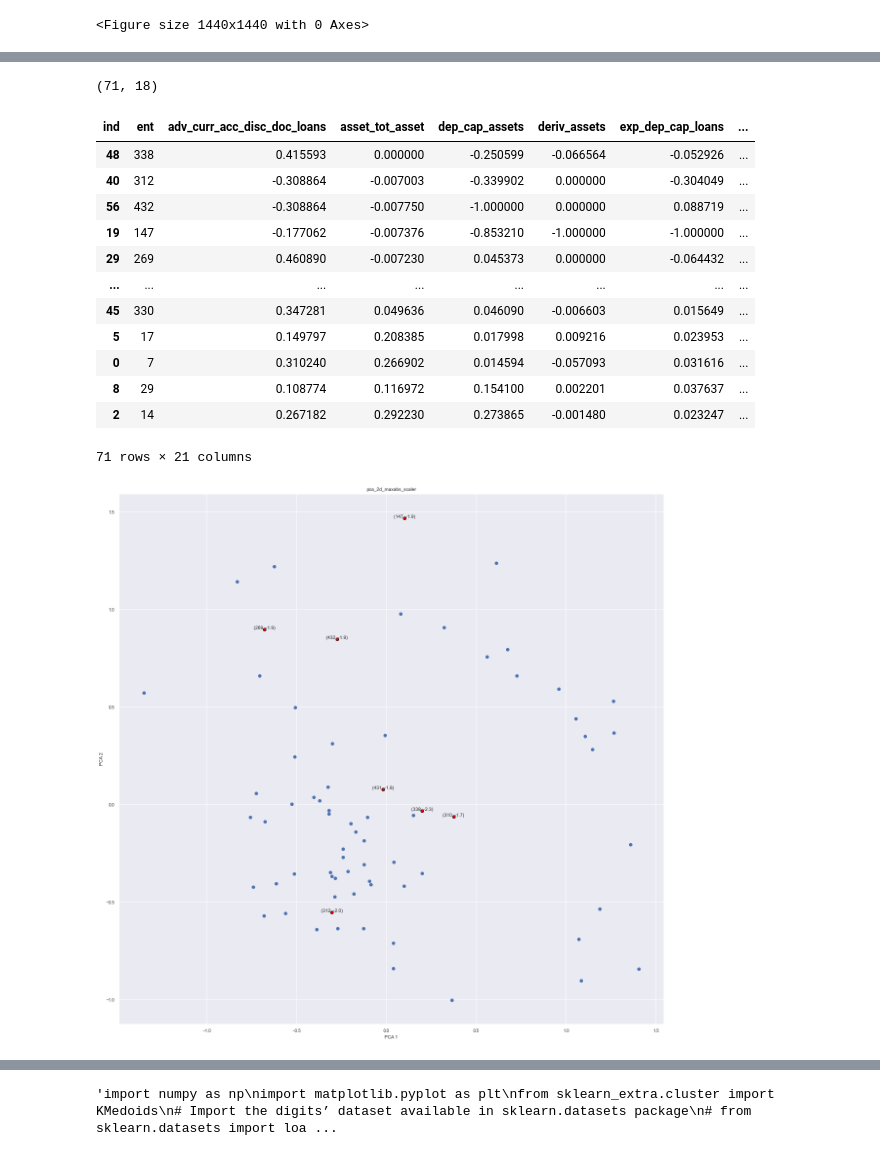
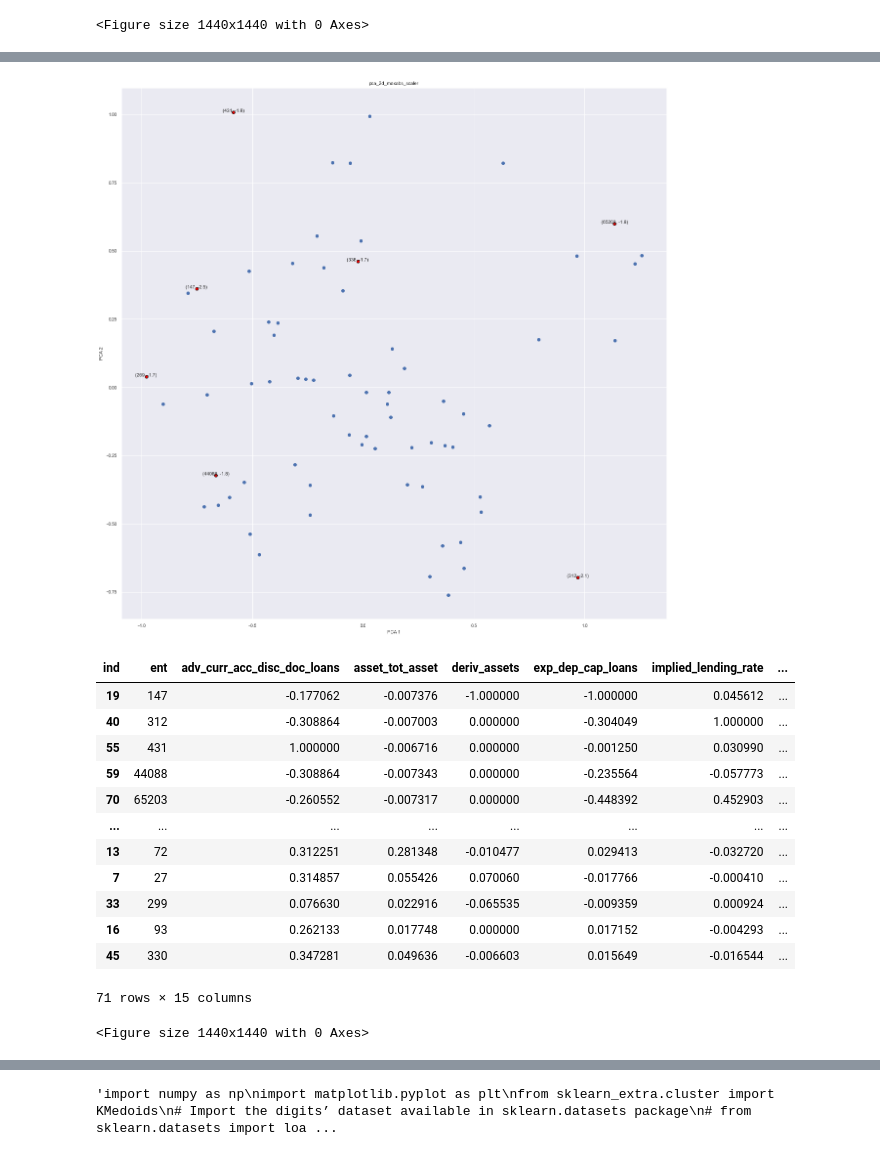
Before and after one commit to maxielias/cbbm, a Jupyter notebook: cbbm/clustering.ipynb, the cells around one changed output, grey strips where cells are left out. Cells and saved outputs as stored; diff of their text form; code cells hidden in the pictures.

```diff
--- a/cbbm/clustering.ipynb
+++ b/cbbm/clustering.ipynb
@@ -110,60 +107,82 @@ for dir in dir_list:
+# %%
+from itertools import islice
+
+wb = openpyxl.load_workbook("output/resumen.xlsx")
+data = wb[f"{scaler_first_name}_avg_corr_ind_list"].values
+cols = next(data)[1:]
+data = list(data)
+idx = [r[0] for r in data]
+data = (islice(r, 1, None) for r in data)
+df_ind_list = pd.DataFrame(data, index=idx, columns=cols).reset_index()
+df_ind_list = df_ind_list[df_ind_list[f"Suma de {scaler_first_name.upper()}_AVG"]==0]
+df_ind_list = list(df_ind_list["index"])
 # %%
-scaler_name = "maxabs_scaler"
+# scaler_name = "robust_scaler"
+data_pivot = data_pivot.set_index("ent")
+data_pivot = data_pivot[data_pivot.columns.intersection(df_ind_list)]
+data_pivot = data_pivot.reset_index()
 data_scaled = scale_data(data_pivot, scaler=scaler[scaler_name])
 data_arr = data_scaled[data_scaled.columns[1:]].to_numpy()
-data_arr.shape
+# data_arr.shape
-# %% [output]
-(71, 18)
 # %%
-scaler_name = "maxabs_scaler"
+# scaler_name = "maxabs_scaler"
 clf = LocalOutlierFactor(n_neighbors=20, contamination=0.1)
 lof_predict = clf.fit_predict(data_arr)
 results = clf.negative_outlier_factor_
 data_scaled["LOF"] = results
 data_scaled["outlier"] = lof_predict
 
-data_pca = PCA(n_components=2).fit_transform(data_arr)
-data_pca = pd.DataFrame(data_pca, columns=["pca1", "pca2"])
+df_pca_2d = PCA(n_components=2).fit_transform(data_arr)
+df_pca_2d = pd.DataFrame(df_pca_2d, columns=["pca1", "pca2"])
 df_concat = data_scaled[["ent", "LOF", "outlier"]]
-data_pca = pd.concat([df_concat, data_pca], axis=1)
+df_pca_2d = pd.concat([df_concat, df_pca_2d], axis=1)
 
-plt.scatter(data_pca["pca1"].loc[(data_pca["outlier"]==1)], data_pca["pca2"].loc[(data_pca["outlier"]==1)])
-for i in data_pca["pca1"].loc[(data_pca["outlier"]==-1)]:
+with pd.ExcelWriter('output/pca.xlsx') as writer:
+    df_pca_2d.to_excel(writer, sheet_name=f"{scaler_name}_pca_2d")
+
+plt.scatter(df_pca_2d["pca1"].loc[(df_pca_2d["outlier"]==1)], df_pca_2d["pca2"].loc[(df_pca_2d["outlier"]==1)])
+for i in df_pca_2d["pca1"].loc[(df_pca_2d["outlier"]==-1)]:
     c = 0 # random() * 20
-    plt.scatter(i, data_pca["pca2"].loc[data_pca["pca1"]==i], edgecolors="black", color="red") # data_pca["pca1"].loc[(data_pca["LOF"]<=thr)], data_pca["pca2"].loc[(data_pca["LOF"]<=thr)], edgecolors="black", color="red")
-    plt.text(i+c, data_pca["pca2"].loc[data_pca["pca1"]==i]+c,
-            ([e for e in data_pca["ent"].loc[data_pca["pca1"]==i]][0], round(float([d for d in data_pca["LOF"].loc[data_pca["pca1"]==i]][0]), 1)), ha="center")
+    plt.scatter(i, df_pca_2d["pca2"].loc[df_pca_2d["pca1"]==i], edgecolors="black", color="red") # data_pca["pca1"].loc[(data_pca["LOF"]<=thr)], data_pca["pca2"].loc[(data_pca["LOF"]<=thr)], edgecolors="black", color="red")
+    plt.text(i+c, df_pca_2d["pca2"].loc[df_pca_2d["pca1"]==i]+c,
+            ([e for e in df_pca_2d["ent"].loc[df_pca_2d["pca1"]==i]][0], round(float([d for d in df_pca_2d["LOF"].loc[df_pca_2d["pca1"]==i]][0]), 1)), ha="center")
     # print(c)
 plt.xlabel("PCA 1")
 plt.ylabel("PCA 2")
 plt.title(f"pca_2d_{scaler_name}")
 name = f"pca_2d_{scaler_name}.png"
 path = f"graph/{name}"
+fig = plt.gcf()
+plt.show()
+plt.draw()
 fig.savefig(path, dpi=fig.dpi)
 fig.clf()
 wb = openpyxl.load_workbook("output/pca.xlsx")
 if name not in wb.sheetnames:
     ws = wb.create_sheet(name)
 else:
     ws = wb[name]
+    wb.remove(ws)
+    ws = wb.create_sheet(name)
 image = openpyxl.drawing.image.Image(path)
 ws.add_image(image, "A1")
 wb.save("output/pca.xlsx")
 
-df_lof = data_scaled[data_scaled["outlier"]==1]
+df_pca_2d_lof = data_scaled[data_scaled["outlier"]==1]
 display(data_scaled.sort_values(by="LOF"))
 # %% [output]
+[figure, new version]
-| ind | ent | adv_curr_acc_disc_doc_loans | asset_tot_asset | dep_cap_assets | deriv_assets | exp_dep_cap_loans | ... |
-| 48 | 338 | 0.415593 | 0.000000 | -0.250599 | -0.066564 | -0.052926 | ... |
-| 40 | 312 | -0.308864 | -0.007003 | -0.339902 | 0.000000 | -0.304049 | ... |
-| 56 | 432 | -0.308864 | -0.007750 | -1.000000 | 0.000000 | 0.088719 | ... |
-| 19 | 147 | -0.177062 | -0.007376 | -0.853210 | -1.000000 | -1.000000 | ... |
-| 29 | 269 | 0.460890 | -0.007230 | 0.045373 | 0.000000 | -0.064432 | ... |
+| ind | ent | adv_curr_acc_disc_doc_loans | asset_tot_asset | deriv_assets | exp_dep_cap_loans | implied_lending_rate | ... |
+| 19 | 147 | -0.177062 | -0.007376 | -1.000000 | -1.000000 | 0.045612 | ... |
+| 40 | 312 | -0.308864 | -0.007003 | 0.000000 | -0.304049 | 1.000000 | ... |
+| 55 | 431 | 1.000000 | -0.006716 | 0.000000 | -0.001250 | 0.030990 | ... |
+| 59 | 44088 | -0.308864 | -0.007343 | 0.000000 | -0.235564 | -0.057773 | ... |
+| 70 | 65203 | -0.260552 | -0.007317 | 0.000000 | -0.448392 | 0.452903 | ... |
 | ... | ... | ... | ... | ... | ... | ... | ... |
-| 45 | 330 | 0.347281 | 0.049636 | 0.046090 | -0.006603 | 0.015649 | ... |
-| 5 | 17 | 0.149797 | 0.208385 | 0.017998 | 0.009216 | 0.023953 | ... |
-| 0 | 7 | 0.310240 | 0.266902 | 0.014594 | -0.057093 | 0.031616 | ... |
-| 8 | 29 | 0.108774 | 0.116972 | 0.154100 | 0.002201 | 0.037637 | ... |
-| 2 | 14 | 0.267182 | 0.292230 | 0.273865 | -0.001480 | 0.023247 | ... |
+| 13 | 72 | 0.312251 | 0.281348 | -0.010477 | 0.029413 | -0.032720 | ... |
+| 7 | 27 | 0.314857 | 0.055426 | 0.070060 | -0.017766 | -0.000410 | ... |
+| 33 | 299 | 0.076630 | 0.022916 | -0.065535 | -0.009359 | 0.000924 | ... |
+| 16 | 93 | 0.262133 | 0.017748 | 0.000000 | 0.017152 | -0.004293 | ... |
+| 45 | 330 | 0.347281 | 0.049636 | -0.006603 | 0.015649 | -0.016544 | ... |
-71 rows × 21 columns
+71 rows × 15 columns
-[figure, old version]
+<Figure size 1440x1440 with 0 Axes>
```
Also changed, not shown: parts of 17 cells of this notebook, 11 other files.
